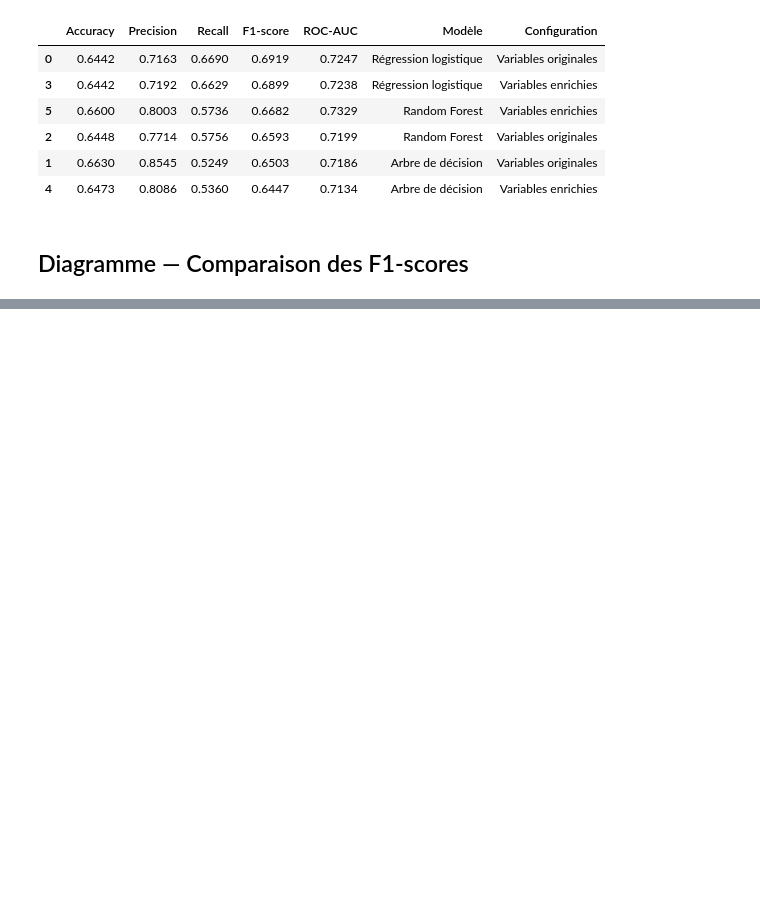
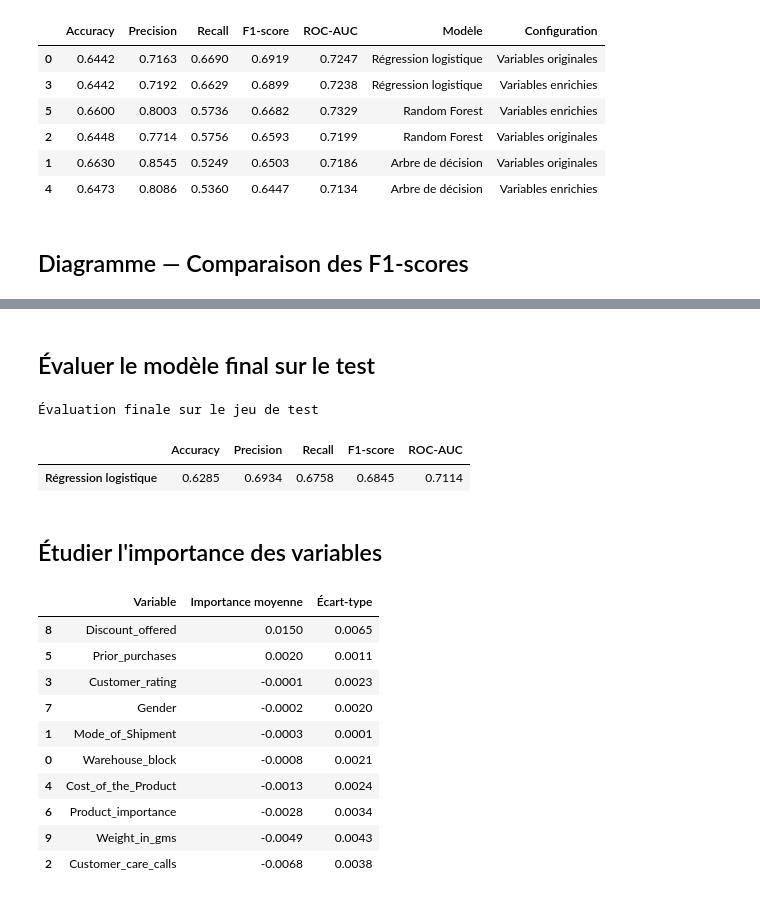
Before and after one commit to nadiagouroubera40-debug/Delais_de_Livraison, a Jupyter notebook: livraison.ipynb, the cells around one changed output, grey strips where cells are left out. Drawn from its saved outputs; the diff is of its cells as text; code cells hidden in the pictures; blank space fills up the shorter version.

Commit message:
Selection et evaluation des modeles et l'importances des variables

```diff
--- a/livraison.ipynb
+++ b/livraison.ipynb
@@ -1399,0 +1440,76 @@ plt.show()
+# %% [markdown]
+## Évaluer le modèle final sur le test
+# %%
+# Sélectionner les variables et le modèle correspondants
+if best_configuration == "Variables originales":
+
+    best_features = original_features
+    best_model = original_models[best_model_name]
+
+else:
+
+    best_features = enriched_features
+    best_model = enriched_models[best_model_name]
+
+
+# Préparer les données de test
+X_test_final = df_model.iloc[idx_test][best_features]
+y_test_final = df_model.iloc[idx_test][TARGET]
+
+
+# Évaluer le modèle retenu
+final_metrics = evaluate_model(
+    best_model,
+    X_test_final,
+    y_test_final
+)
+
+print("Évaluation finale sur le jeu de test")
+
+display(
+    pd.DataFrame(
+        [final_metrics],
+        index=[best_model_name]
+    ).round(4)
+)
+# %% [output]
+Évaluation finale sur le jeu de test
+|  | Accuracy | Precision | Recall | F1-score | ROC-AUC |
+| Régression logistique | 0.6285 | 0.6934 | 0.6758 | 0.6845 | 0.7114 |
+# %% [markdown]
+## Étudier l'importance des variables
+# %%
+permutation_results = permutation_importance(
+    best_model,
+    X_test_final,
+    y_test_final,
+    n_repeats=5,
+    random_state=42,
+    scoring="f1",
+    n_jobs=-1
+)
+
+importance_df = pd.DataFrame({
+    "Variable": best_features,
+    "Importance moyenne": permutation_results.importances_mean,
+    "Écart-type": permutation_results.importances_std
+})
+
+importance_df = importance_df.sort_values(
+    by="Importance moyenne",
+    ascending=False
+)
+
+display(importance_df.round(4))
+# %% [output]
+|  | Variable | Importance moyenne | Écart-type |
+| 8 | Discount_offered | 0.0150 | 0.0065 |
+| 5 | Prior_purchases | 0.0020 | 0.0011 |
+| 3 | Customer_rating | -0.0001 | 0.0023 |
+| 7 | Gender | -0.0002 | 0.0020 |
+| 1 | Mode_of_Shipment | -0.0003 | 0.0001 |
+| 0 | Warehouse_block | -0.0008 | 0.0021 |
+| 4 | Cost_of_the_Product | -0.0013 | 0.0024 |
+| 6 | Product_importance | -0.0028 | 0.0034 |
+| 9 | Weight_in_gms | -0.0049 | 0.0043 |
+| 2 | Customer_care_calls | -0.0068 | 0.0038 |
```
Also changed, not shown: parts of 12 cells of this notebook.
